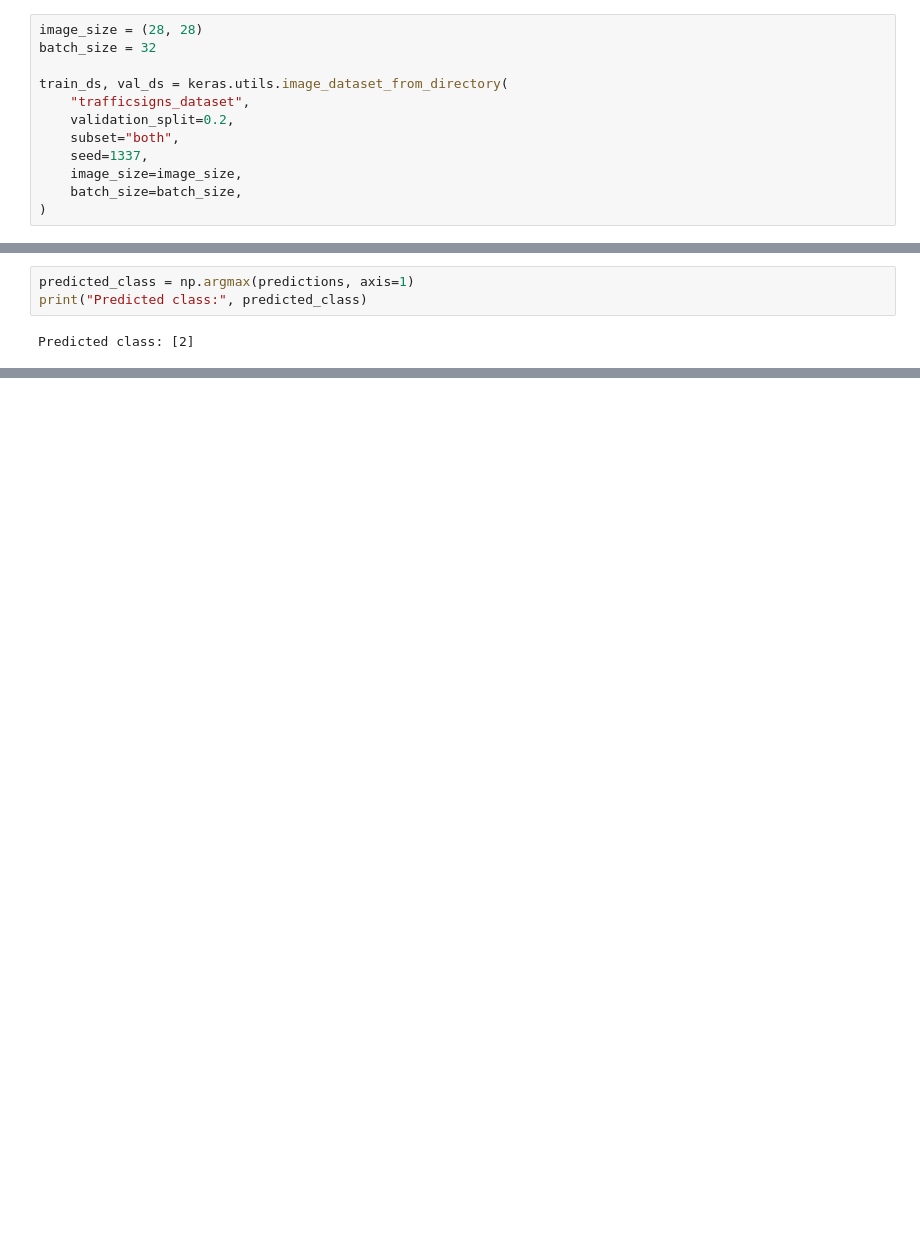
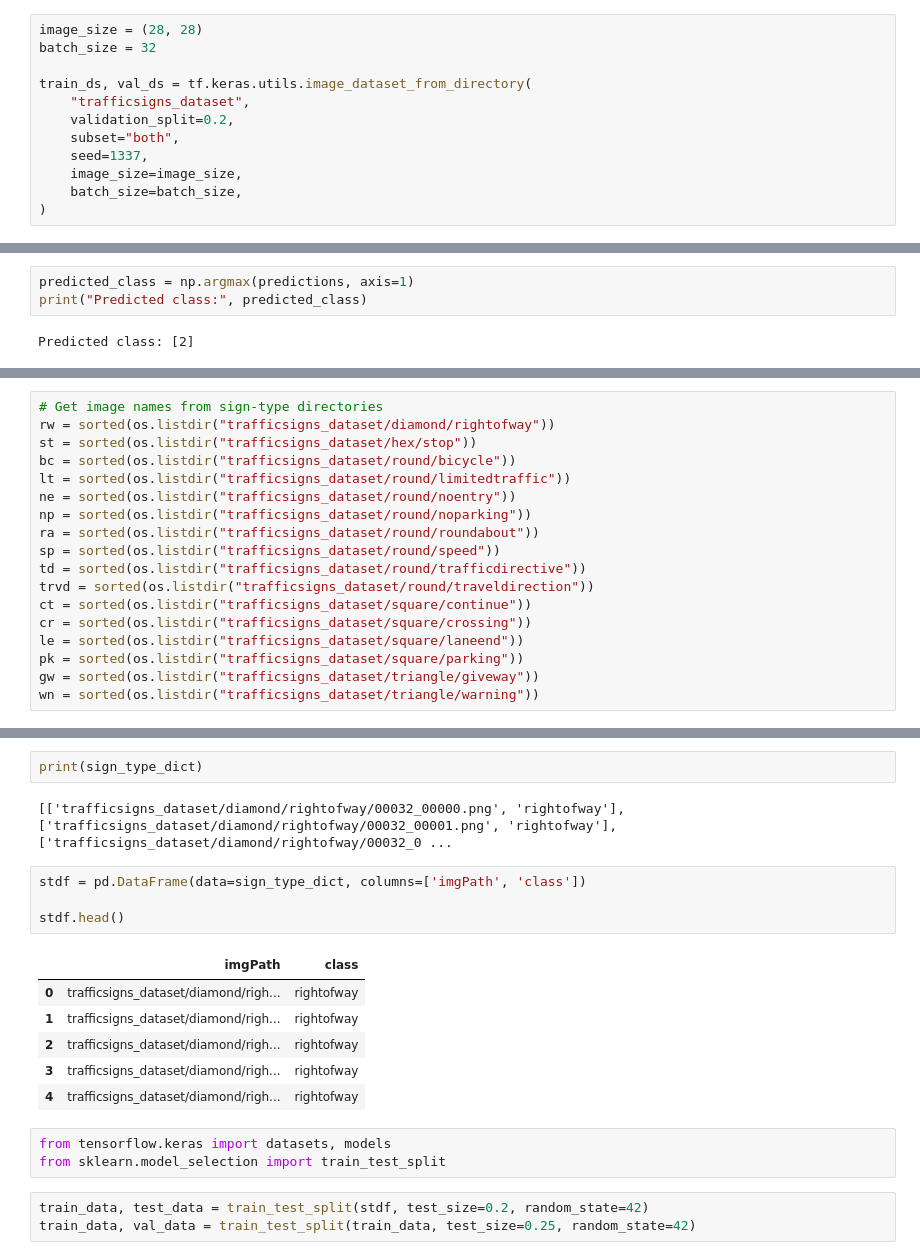
Before and after one commit to dotnetrundmc/roadtrafficsigns, a Jupyter notebook: trafficsigns.ipynb, the cells around one changed output, grey strips where cells are left out. Cells and saved outputs as stored; diff of their text form; blank space fills up the shorter version.

```diff
--- a/trafficsigns.ipynb
+++ b/trafficsigns.ipynb
@@ -27,7 +38,7 @@ for index, name in enumerate(class_names):
 image_size = (28, 28)
 batch_size = 32
 
-train_ds, val_ds = keras.utils.image_dataset_from_directory(
+train_ds, val_ds = tf.keras.utils.image_dataset_from_directory(
     "trafficsigns_dataset",
     validation_split=0.2,
     subset="both",
@@ -234,0 +247,18 @@ Predicted class: [2]
+# %%
+# Get image names from sign-type directories
+rw = sorted(os.listdir("trafficsigns_dataset/diamond/rightofway"))
+st = sorted(os.listdir("trafficsigns_dataset/hex/stop"))
+bc = sorted(os.listdir("trafficsigns_dataset/round/bicycle"))
+lt = sorted(os.listdir("trafficsigns_dataset/round/limitedtraffic"))
+ne = sorted(os.listdir("trafficsigns_dataset/round/noentry"))
+np = sorted(os.listdir("trafficsigns_dataset/round/noparking"))
+ra = sorted(os.listdir("trafficsigns_dataset/round/roundabout"))
+sp = sorted(os.listdir("trafficsigns_dataset/round/speed"))
+td = sorted(os.listdir("trafficsigns_dataset/round/trafficdirective"))
+trvd = sorted(os.listdir("trafficsigns_dataset/round/traveldirection"))
+ct = sorted(os.listdir("trafficsigns_dataset/square/continue"))
+cr = sorted(os.listdir("trafficsigns_dataset/square/crossing"))
+le = sorted(os.listdir("trafficsigns_dataset/square/laneend"))
+pk = sorted(os.listdir("trafficsigns_dataset/square/parking"))
+gw = sorted(os.listdir("trafficsigns_dataset/triangle/giveway"))
+wn = sorted(os.listdir("trafficsigns_dataset/triangle/warning"))
@@ -234,0 +315,21 @@ Predicted class: [2]
+# %%
+print(sign_type_dict)
+# %% [output]
+[['trafficsigns_dataset/diamond/rightofway/00032_00000.png', 'rightofway'], ['trafficsigns_dataset/diamond/rightofway/00032_00001.png', 'rightofway'], ['trafficsigns_dataset/diamond/rightofway/00032_0 ...
+# %%
+stdf = pd.DataFrame(data=sign_type_dict, columns=['imgPath', 'class'])
+
+stdf.head()
+# %% [output]
+|  | imgPath | class |
+| 0 | trafficsigns_dataset/diamond/righ... | rightofway |
+| 1 | trafficsigns_dataset/diamond/righ... | rightofway |
+| 2 | trafficsigns_dataset/diamond/righ... | rightofway |
+| 3 | trafficsigns_dataset/diamond/righ... | rightofway |
+| 4 | trafficsigns_dataset/diamond/righ... | rightofway |
+# %%
+from tensorflow.keras import datasets, models
+from sklearn.model_selection import train_test_split
+# %%
+train_data, test_data = train_test_split(stdf, test_size=0.2, random_state=42)
+train_data, val_data = train_test_split(train_data, test_size=0.25, random_state=42)
```
Also changed, not shown: parts of 32 cells of this notebook.
